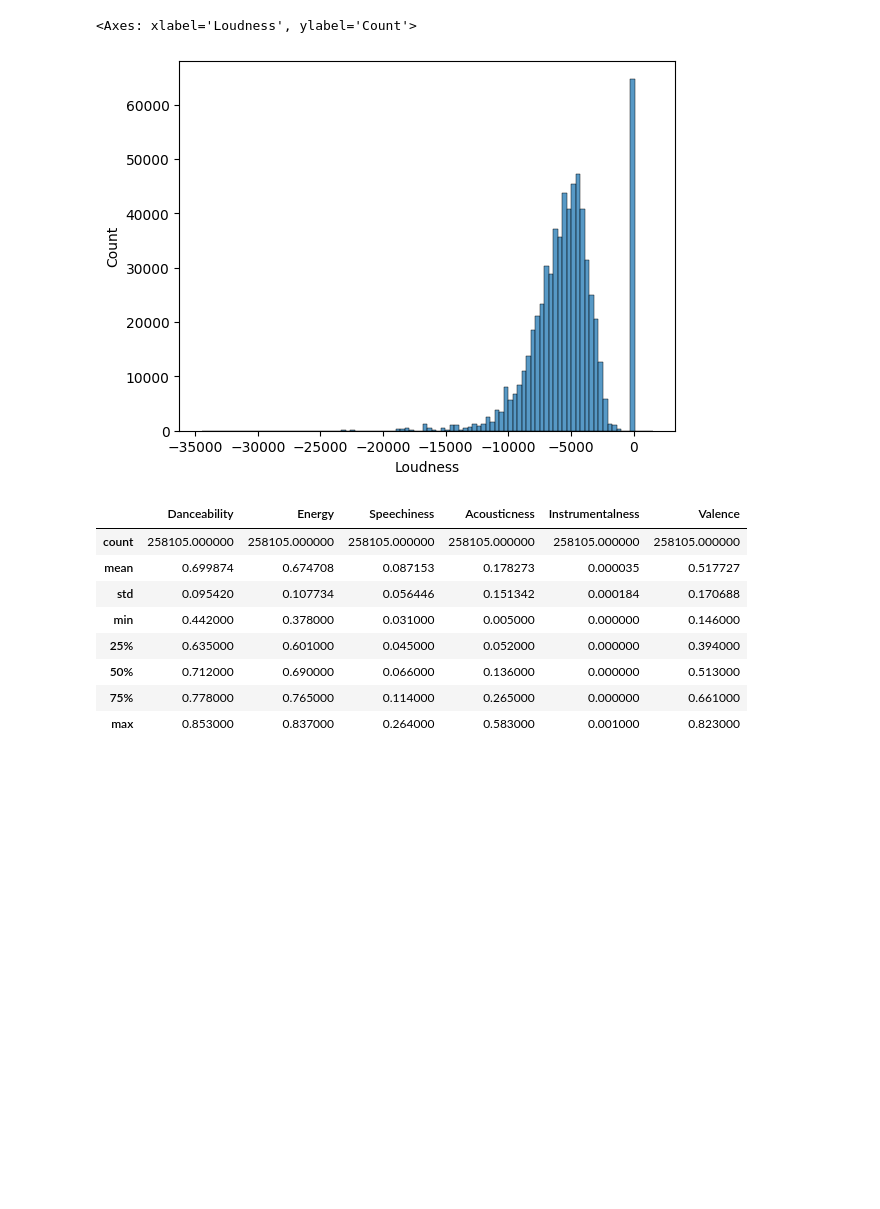
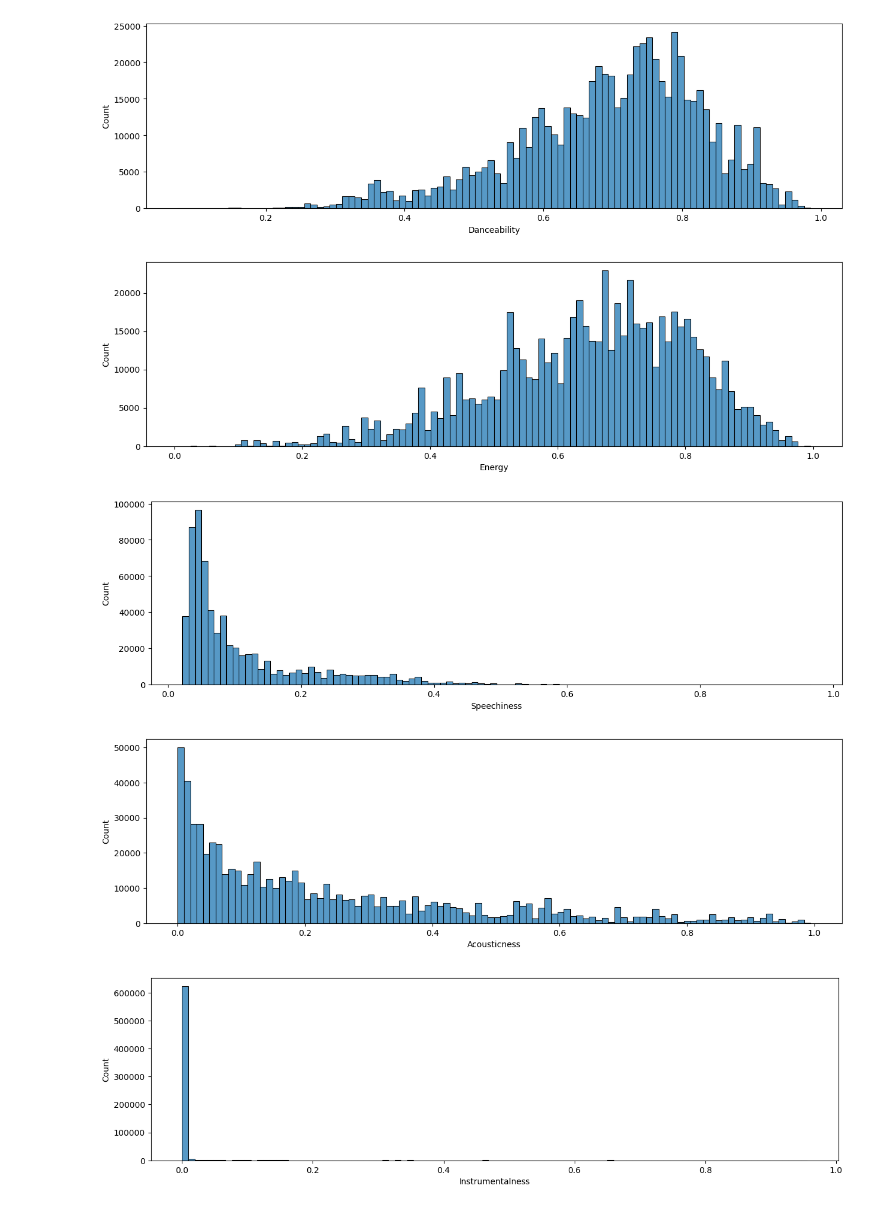
Before and after one commit to chauwat/spotify-analysist, a Jupyter notebook: vistualize.ipynb, the cells around one changed output. Drawn from its saved outputs; the diff is of its cells as text; code cells hidden in the pictures; blank space fills up the shorter version.

```diff
--- a/vistualize.ipynb
+++ b/vistualize.ipynb
@@ -39,25 +58,15 @@ sns.boxenplot(df["Loudness"],orient="y")
-# %%
-sns.histplot(df["Loudness"], bins=100)
-# %% [output]
-<Axes: xlabel='Loudness', ylabel='Count'>
-[figure, removed]
-# %%
-lower_quantile = 0.05
-upper_quantile = 0.90
-
-lower_bounds = df_feature.quantile(lower_quantile)
-upper_bounds = df_feature.quantile(upper_quantile)
-outliers = ((df_feature < lower_bounds) | (df_feature > upper_bounds)).any(axis=1)
-df_feature_clean = df_feature[~outliers].copy()
-df_feature_clean = df_feature_clean.drop(columns="Loudness").copy()
-df_feature_clean.describe()
-# %% [output]
-|  | Danceability | Energy | Speechiness | Acousticness | Instrumentalness | Valence |
-| count | 258105.000000 | 258105.000000 | 258105.000000 | 258105.000000 | 258105.000000 | 258105.000000 |
-| mean | 0.699874 | 0.674708 | 0.087153 | 0.178273 | 0.000035 | 0.517727 |
-| std | 0.095420 | 0.107734 | 0.056446 | 0.151342 | 0.000184 | 0.170688 |
-| min | 0.442000 | 0.378000 | 0.031000 | 0.005000 | 0.000000 | 0.146000 |
-| 25% | 0.635000 | 0.601000 | 0.045000 | 0.052000 | 0.000000 | 0.394000 |
-| 50% | 0.712000 | 0.690000 | 0.066000 | 0.136000 | 0.000000 | 0.513000 |
-| 75% | 0.778000 | 0.765000 | 0.114000 | 0.265000 | 0.000000 | 0.661000 |
-| max | 0.853000 | 0.837000 | 0.264000 | 0.583000 | 0.001000 | 0.823000 |
+# %%
+def plotManyHist(df):
+    for i in range(len(df.columns)):
+        plt.figure(figsize=(15, 4))
+        feature = df.columns[i]
+        sns.histplot(data=df[feature], bins=100)
+        plt.show()
+# %%
+plotManyHist(df_main_features)
+# %% [output]
+[figure, added]
+[figure, added]
+[figure, added]
+[figure, added]
+[figure, added]
```
Also changed, not shown: parts of 28 cells of this notebook.
